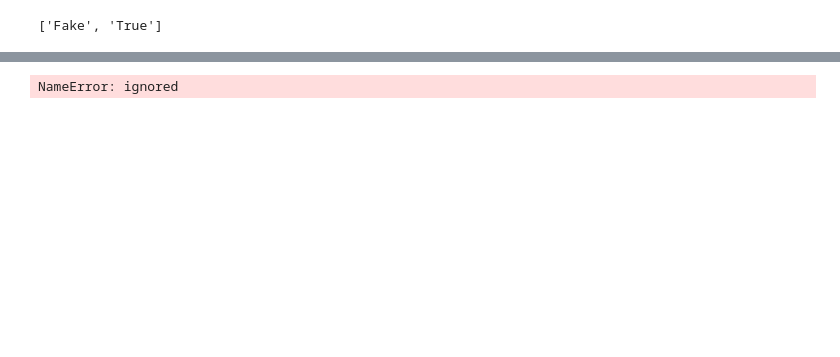
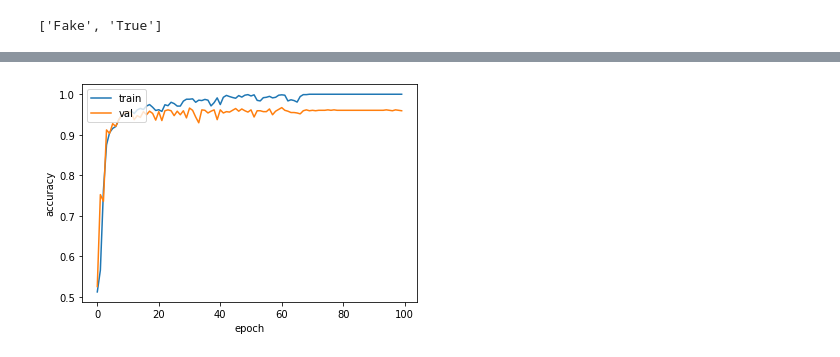
Before and after one commit to uttejkumarreddy/ra-nlp-text-classification, a Jupyter notebook: clean/bert/isot_4000_bert_logreg.ipynb, the cells around one changed output, grey strips where cells are left out. Saved outputs shown, nothing was run; the diff lists cells and outputs as text; code cells hidden in the pictures; blank space fills up the shorter version.

```diff
--- a/clean/bert/isot_4000_bert_logreg.ipynb
+++ b/clean/bert/isot_4000_bert_logreg.ipynb
@@ -18,7 +18,7 @@ from tensorflow.keras.models import Sequential
 DATASET_LOCATION = '/content/drive/MyDrive/ai-playground/ra-text-classification-spectrogram/spectrograms/bert-isot4000'
 data_dir = pathlib.Path(DATASET_LOCATION)
 # %%
-TRAIN_FRACTION = 0.8
+TRAIN_FRACTION = 0.7
 batch_size = 32 # default batch size of data
 img_height = 224 # default height to which image is resized
 img_width = 224 # default width to which image is resized
@@ -82,7 +82,7 @@ model = Sequential([
 # %%
 model.compile(optimizer='adam',
               loss=tf.keras.losses.binary_crossentropy,
-              metrics=['accuracy'],)
+              metrics=['accuracy'])
 # %%
 epochs=100
 history = model.fit(
@@ -111,12 +111,11 @@ Epoch 29/100
 # %%
 from matplotlib import pyplot as plt
 
 plt.plot(history.history['accuracy'])
 plt.plot(history.history['val_accuracy'])
-plt.title('vgg 16 model accuracy')
 plt.ylabel('accuracy')
 plt.xlabel('epoch')
 plt.legend(['train', 'val'], loc='upper left')
 plt.show()
 # %% [output]
-NameError: ignored
+[figure, added]
```
Also changed, not shown: parts of 5 cells of this notebook.
